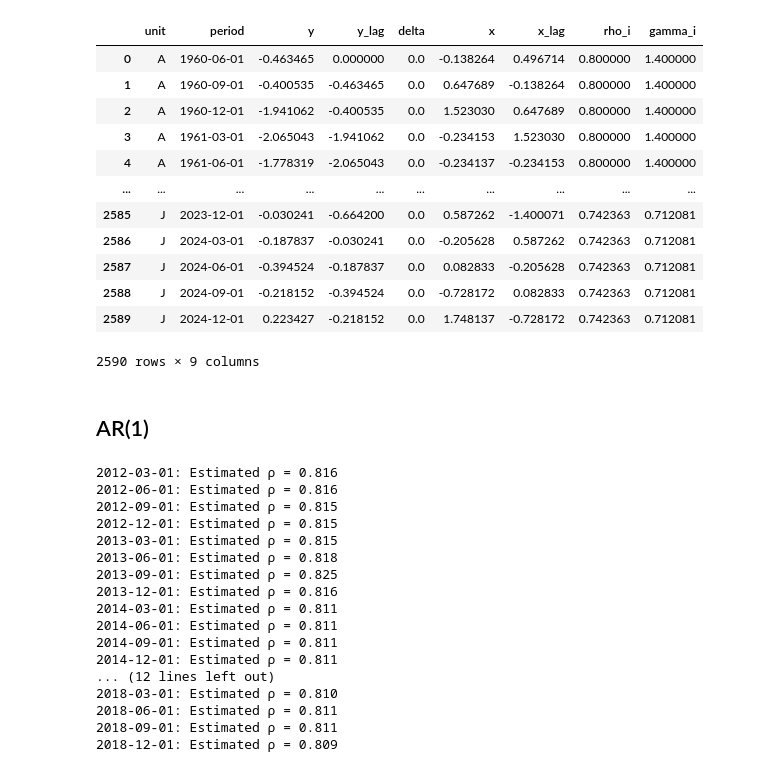
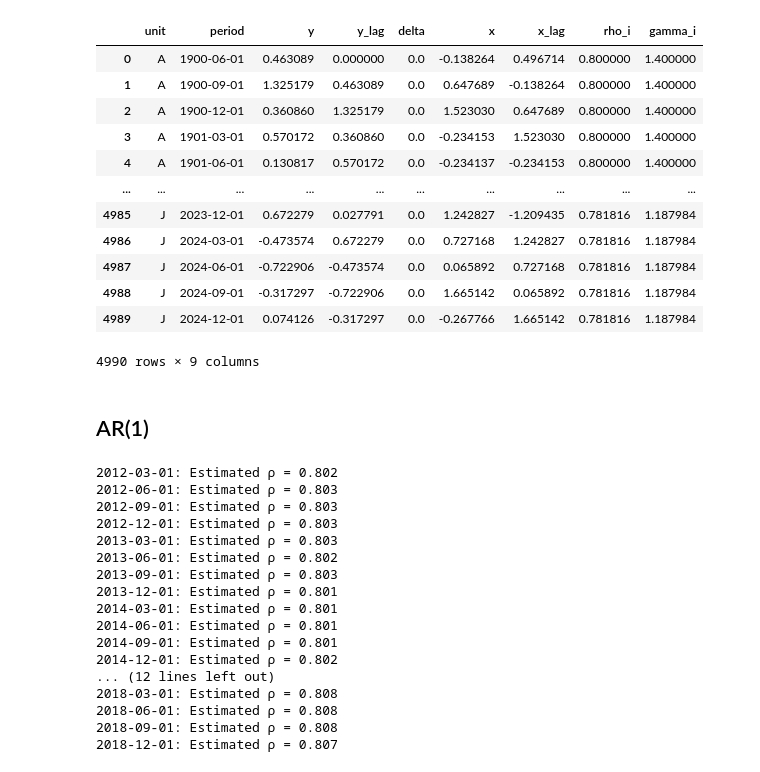
Before and after one commit to RenatoVassallo/OptimalPanel, a Jupyter notebook: notebooks/simulation/test_ar1.ipynb, the cells around one changed output. Cells and saved outputs as stored; diff of their text form; code cells hidden in the pictures.

```diff
--- a/notebooks/simulation/test_ar1.ipynb
+++ b/notebooks/simulation/test_ar1.ipynb
@@ -8,7 +8,7 @@ import seaborn as sns
 seed = 42  # For reproducibility
 np.random.seed(seed)
 units = [chr(65 + i) for i in range(10)]  # Units A–J
-periods = pd.date_range(start="1960-03-01", end="2024-12-01", freq="3MS")
+periods = pd.date_range(start="1900-03-01", end="2024-12-01", freq="3MS")
 T = len(periods)
 
 # Parameters
@@ -36,45 +36,45 @@ for unit in units:
 
     x = np.random.normal(0, 1, T)
     delta[:] = 0
 
     for t in range(1, T):
         X = x[t-1]
         y_lag = y[t-1]
 
         delta[t] = 0
 
         epsilon = np.random.normal(0, sigma)
         y[t] = rho_i * y[t-1] + beta * delta[t] + epsilon
 
         data.append({
             'unit': unit,
             'period': periods[t],
             'y': y[t],
             'y_lag': y_lag,
             'delta': delta[t],
             'x': x[t],
             'x_lag': x[t-1],
             'rho_i': rho_i,
             'gamma_i': gamma_i,
         })
 
 df = pd.DataFrame(data)
 df['period'] = pd.to_datetime(df['period'])
 df
 # %% [output]
 |  | unit | period | y | y_lag | delta | x | x_lag | rho_i | gamma_i |
-| 0 | A | 1960-06-01 | -0.463465 | 0.000000 | 0.0 | -0.138264 | 0.496714 | 0.800000 | 1.400000 |
-| 1 | A | 1960-09-01 | -0.400535 | -0.463465 | 0.0 | 0.647689 | -0.138264 | 0.800000 | 1.400000 |
-| 2 | A | 1960-12-01 | -1.941062 | -0.400535 | 0.0 | 1.523030 | 0.647689 | 0.800000 | 1.400000 |
-| 3 | A | 1961-03-01 | -2.065043 | -1.941062 | 0.0 | -0.234153 | 1.523030 | 0.800000 | 1.400000 |
-| 4 | A | 1961-06-01 | -1.778319 | -2.065043 | 0.0 | -0.234137 | -0.234153 | 0.800000 | 1.400000 |
+| 0 | A | 1900-06-01 | 0.463089 | 0.000000 | 0.0 | -0.138264 | 0.496714 | 0.800000 | 1.400000 |
+| 1 | A | 1900-09-01 | 1.325179 | 0.463089 | 0.0 | 0.647689 | -0.138264 | 0.800000 | 1.400000 |
+| 2 | A | 1900-12-01 | 0.360860 | 1.325179 | 0.0 | 1.523030 | 0.647689 | 0.800000 | 1.400000 |
+| 3 | A | 1901-03-01 | 0.570172 | 0.360860 | 0.0 | -0.234153 | 1.523030 | 0.800000 | 1.400000 |
+| 4 | A | 1901-06-01 | 0.130817 | 0.570172 | 0.0 | -0.234137 | -0.234153 | 0.800000 | 1.400000 |
 | ... | ... | ... | ... | ... | ... | ... | ... | ... | ... |
-| 2585 | J | 2023-12-01 | -0.030241 | -0.664200 | 0.0 | 0.587262 | -1.400071 | 0.742363 | 0.712081 |
-| 2586 | J | 2024-03-01 | -0.187837 | -0.030241 | 0.0 | -0.205628 | 0.587262 | 0.742363 | 0.712081 |
-| 2587 | J | 2024-06-01 | -0.394524 | -0.187837 | 0.0 | 0.082833 | -0.205628 | 0.742363 | 0.712081 |
-| 2588 | J | 2024-09-01 | -0.218152 | -0.394524 | 0.0 | -0.728172 | 0.082833 | 0.742363 | 0.712081 |
-| 2589 | J | 2024-12-01 | 0.223427 | -0.218152 | 0.0 | 1.748137 | -0.728172 | 0.742363 | 0.712081 |
+| 4985 | J | 2023-12-01 | 0.672279 | 0.027791 | 0.0 | 1.242827 | -1.209435 | 0.781816 | 1.187984 |
+| 4986 | J | 2024-03-01 | -0.473574 | 0.672279 | 0.0 | 0.727168 | 1.242827 | 0.781816 | 1.187984 |
+| 4987 | J | 2024-06-01 | -0.722906 | -0.473574 | 0.0 | 0.065892 | 0.727168 | 0.781816 | 1.187984 |
+| 4988 | J | 2024-09-01 | -0.317297 | -0.722906 | 0.0 | 1.665142 | 0.065892 | 0.781816 | 1.187984 |
+| 4989 | J | 2024-12-01 | 0.074126 | -0.317297 | 0.0 | -0.267766 | 1.665142 | 0.781816 | 1.187984 |
-2590 rows × 9 columns
+4990 rows × 9 columns
 # %% [markdown]
 ## AR(1)
 # %%
@@ -103,20 +103,20 @@ for t in forecast_times:
     y_true = df[(df[unit_col] == target_unit) & (df[time_col] == t)][target_col].values[0]
     ar1_errors.append((y_pred - y_true) ** 2)
 # %% [output]
-2012-03-01: Estimated ρ = 0.816
-2012-06-01: Estimated ρ = 0.816
-2012-09-01: Estimated ρ = 0.815
-2012-12-01: Estimated ρ = 0.815
-2013-03-01: Estimated ρ = 0.815
-2013-06-01: Estimated ρ = 0.818
-2013-09-01: Estimated ρ = 0.825
-2013-12-01: Estimated ρ = 0.816
-2014-03-01: Estimated ρ = 0.811
-2014-06-01: Estimated ρ = 0.811
-2014-09-01: Estimated ρ = 0.811
-2014-12-01: Estimated ρ = 0.811
+2012-03-01: Estimated ρ = 0.802
+2012-06-01: Estimated ρ = 0.803
+2012-09-01: Estimated ρ = 0.803
+2012-12-01: Estimated ρ = 0.803
+2013-03-01: Estimated ρ = 0.803
+2013-06-01: Estimated ρ = 0.802
+2013-09-01: Estimated ρ = 0.803
+2013-12-01: Estimated ρ = 0.801
+2014-03-01: Estimated ρ = 0.801
+2014-06-01: Estimated ρ = 0.801
+2014-09-01: Estimated ρ = 0.801
+2014-12-01: Estimated ρ = 0.802
 ... (12 lines left out)
-2018-03-01: Estimated ρ = 0.810
-2018-06-01: Estimated ρ = 0.811
-2018-09-01: Estimated ρ = 0.811
-2018-12-01: Estimated ρ = 0.809
+2018-03-01: Estimated ρ = 0.808
+2018-06-01: Estimated ρ = 0.808
+2018-09-01: Estimated ρ = 0.808
+2018-12-01: Estimated ρ = 0.807
```
Also changed, not shown: 3 other files.
